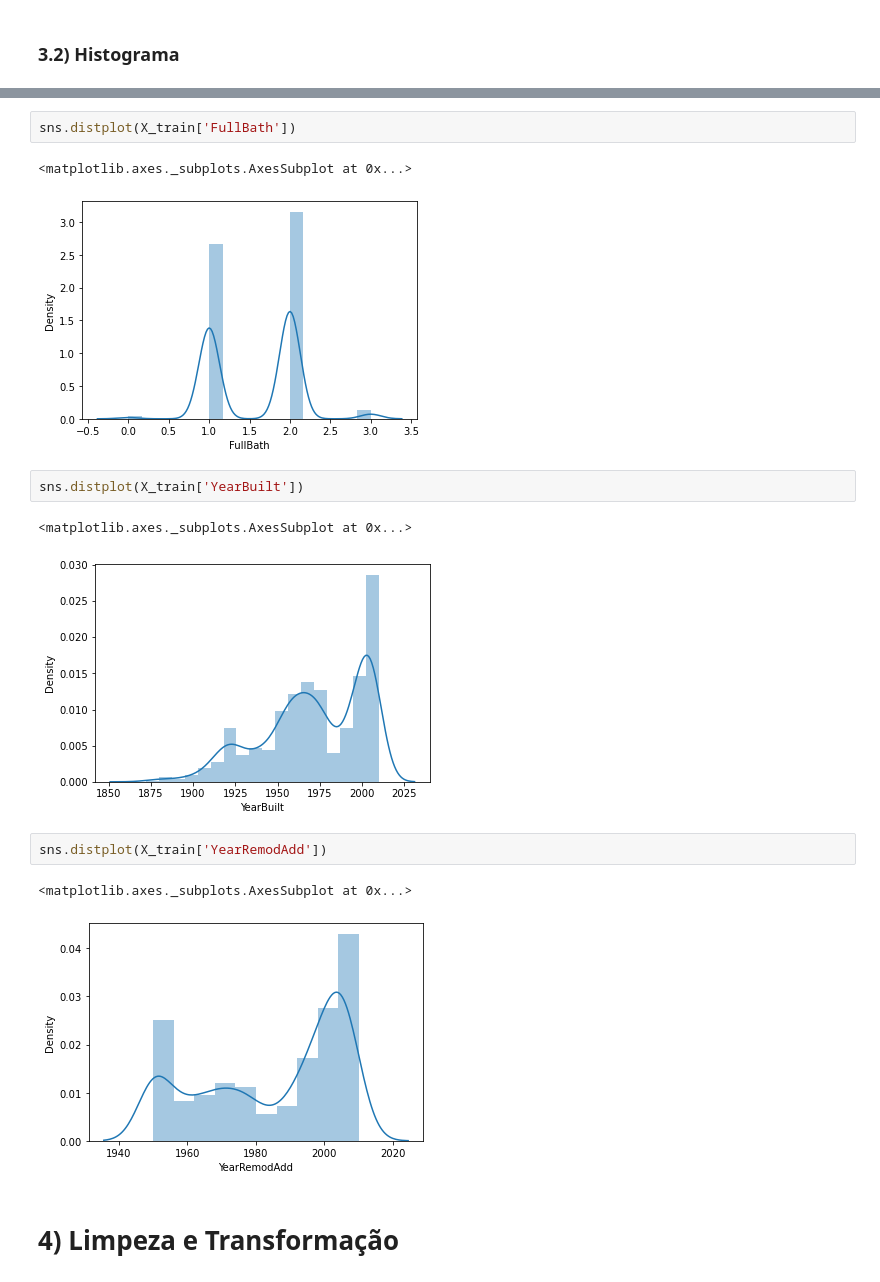
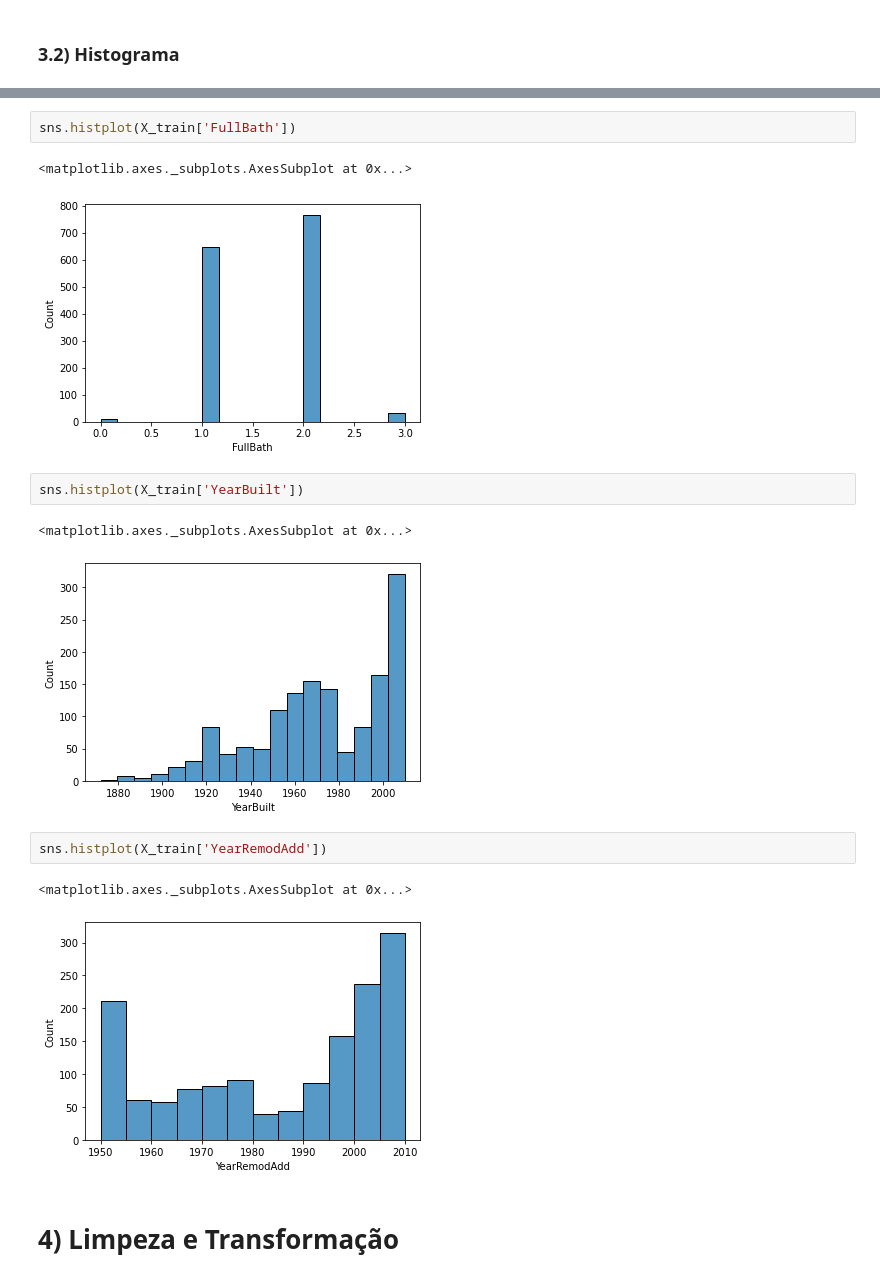
Before and after one commit to withoutCoffee/House_Prices, a Jupyter notebook: Projeto_ICD.ipynb, the cells around one changed output, grey strips where cells are left out. Saved outputs shown, nothing was run; the diff lists cells and outputs as text.

```diff
--- a/Projeto_ICD.ipynb
+++ b/Projeto_ICD.ipynb
@@ -223,18 +227,18 @@ sns.distplot(X_train['GarageCars'])
 # %%
-sns.distplot(X_train['FullBath'])
+sns.histplot(X_train['FullBath'])
 # %% [output]
 <matplotlib.axes._subplots.AxesSubplot at 0x...>
-[figure, old version]
+[figure, new version]
 # %%
-sns.distplot(X_train['YearBuilt'])
+sns.histplot(X_train['YearBuilt'])
 # %% [output]
 <matplotlib.axes._subplots.AxesSubplot at 0x...>
-[figure, old version]
+[figure, new version]
 # %%
-sns.distplot(X_train['YearRemodAdd'])
+sns.histplot(X_train['YearRemodAdd'])
 # %% [output]
 <matplotlib.axes._subplots.AxesSubplot at 0x...>
-[figure, old version]
+[figure, new version]
 # %% [markdown]
 # 4) Limpeza e Transformação
 # %% [markdown]
```
Also changed, not shown: parts of 34 cells of this notebook, 1 other file.
